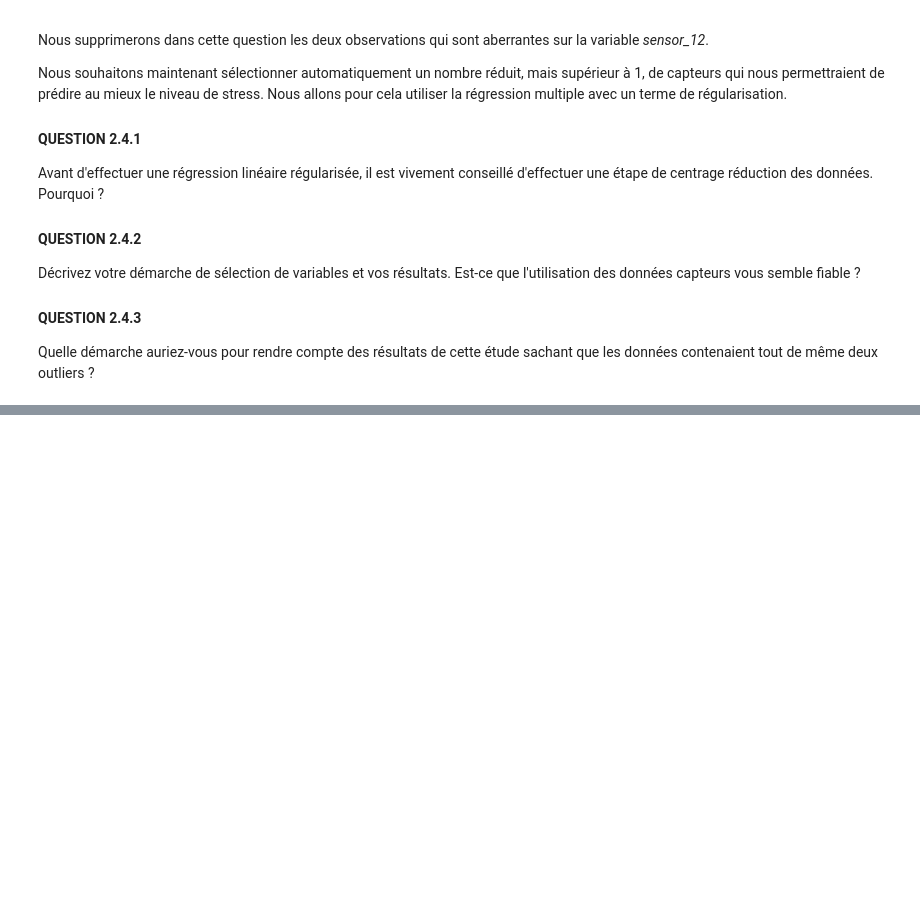
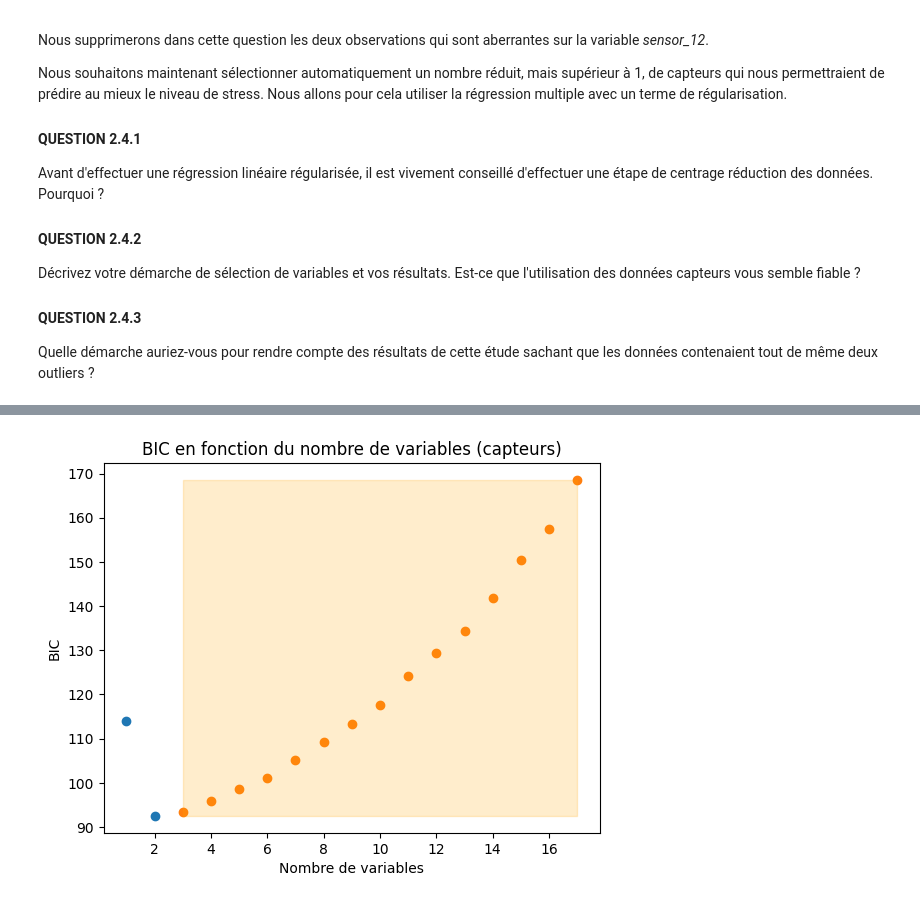
Before and after one commit to alextonon/BE_working_repo, a Jupyter notebook: FSD310_Statistics/stat-ml/BE_statML_2025/BE_StatML_2025.ipynb, the cells around one changed output, grey strips where cells are left out. Saved outputs shown, nothing was run; the diff lists cells and outputs as text; code cells hidden in the pictures; blank space fills up the shorter version.

```diff
--- a/FSD310_Statistics/stat-ml/BE_statML_2025/BE_StatML_2025.ipynb
+++ b/FSD310_Statistics/stat-ml/BE_statML_2025/BE_StatML_2025.ipynb
@@ -487,0 +524,84 @@ MSE moyen pour alpha = 100.0 : 13.808615515330152
+# %%
+from sklearn.linear_model import LinearRegression
+from sklearn.metrics import mean_squared_error
+
+
+
+X_train, X_test = X_clean.iloc[train_index], X_clean.iloc[test_index]
+y_train, y_test = Y_clean.iloc[train_index], Y_clean.iloc[test_index]
+
+def BIC(y_true, y_pred, n, q):
+    return n * np.log(mean_squared_error(y_true, y_pred)) + np.log(n) * (q + 1)
+
+p = X.shape[1]
+n = X.shape[0]
+
+q = 0
+iter = len(X.columns)+1
+
+selected_variables = [False for i in range(p)]
+BIC_ = []
+
+
+lr = LinearRegression()
+
+sweet_spot = -1
+
+for q in range(1, iter):
+    if q==1:
+        list_BIC = np.full(p, np.inf)
+        for i in range(p):
+            lr.fit(X_train.iloc[:,i].values.reshape(-1,1), y_train)
+            y_pred = lr.predict(X_test.iloc[:,i].values.reshape(-1,1))
+
+            list_BIC[i] = BIC(y_test, y_pred, n, q)
+
+        best_var_index = np.argmin(list_BIC)
+        selected_variables[best_var_index] = True
+
+    else :
+        X_train_temp = X_train.iloc[:, selected_variables]
+        X_test_temp = X_test.iloc[:, selected_variables]
+        list_BIC = np.full(p, np.inf)
+
+        for i in range(p):
+
+            if not selected_variables[i]:
+                X_train_temp_loop = np.concatenate([X_train_temp, X_train.iloc[:,i].values.reshape(-1,1)], axis = 1)
+                X_test_temp_loop = np.concatenate([X_test_temp, X_test.iloc[:,i].values.reshape(-1,1)], axis = 1)
+
+                lr.fit(X_train_temp_loop, y_train)
+                y_pred = lr.predict(X_test_temp_loop)
+
+                list_BIC[i] = (BIC(y_test, y_pred, n, q))
+
+        best_var_index = np.argmin(list_BIC)
+        selected_variables[best_var_index] = True
+
+    lr.fit(X_train.iloc[:, selected_variables], y_train)
+    y_pred = lr.predict(X_test.iloc[:, selected_variables])
+    bic = BIC(y_test, y_pred, n, q)
+    BIC_.append(bic)
+
+    if q==1:
+         pass
+    elif (BIC_[-1] >= BIC_[-2]) & (sweet_spot==-1):
+        sweet_spot = q -1
+
+
+plt.scatter(range(1, sweet_spot+1), BIC_[:sweet_spot], label="Avant sweetspot")
+plt.scatter(range(sweet_spot+1, len(BIC_)+1), BIC_[sweet_spot:], label="Après sweetspot")
+plt.fill_between(
+    range(sweet_spot+1, len(BIC_)+1),
+    min(BIC_),
+    max(BIC_),
+    color="orange", alpha=0.2,
+)
+
+
+plt.xlabel("Nombre de variables")
+plt.ylabel("BIC")
+plt.title("BIC en fonction du nombre de variables (capteurs)")
+plt.show()
+# %% [output]
+[figure, added]
```
Also changed, not shown: parts of 7 cells of this notebook.
